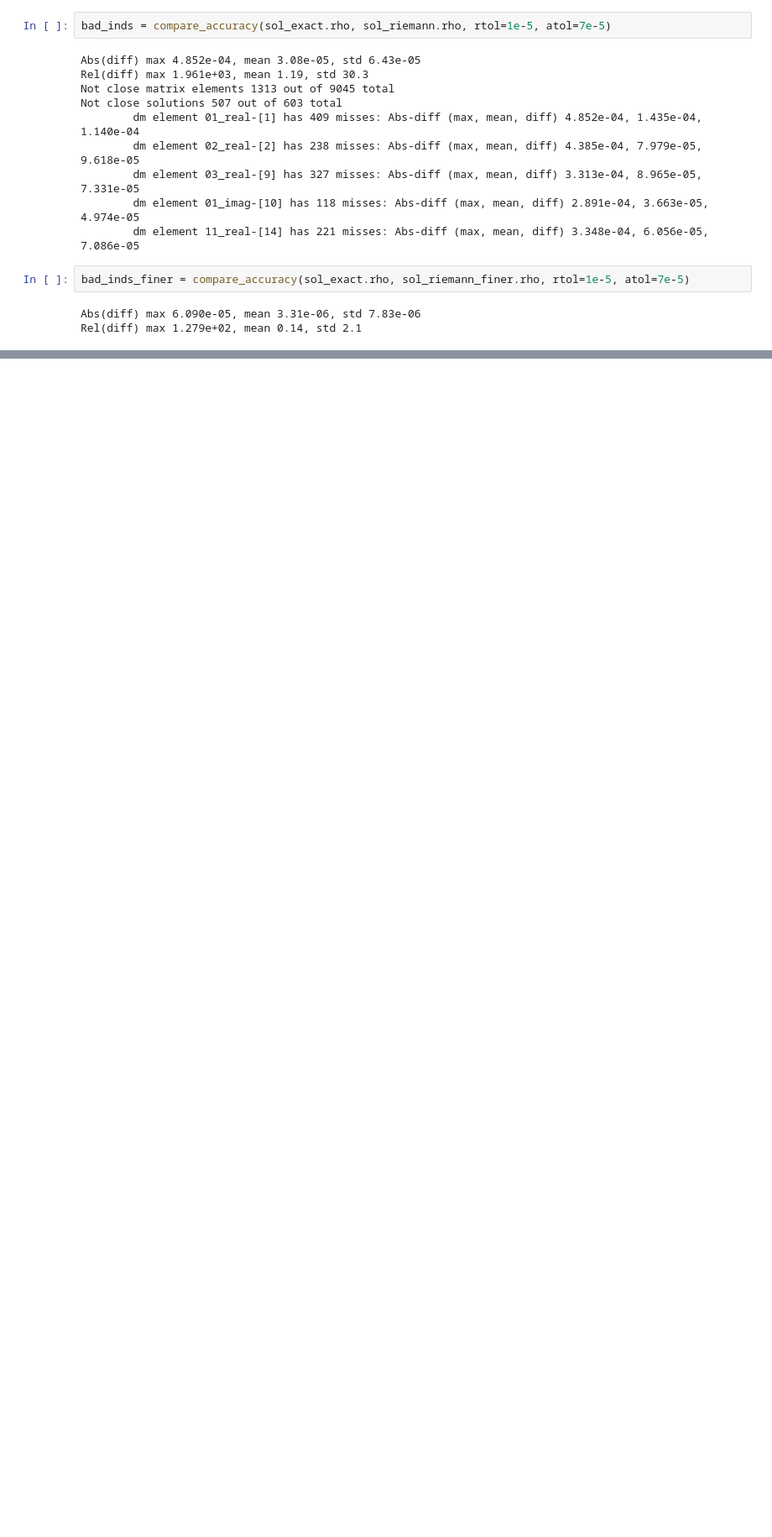
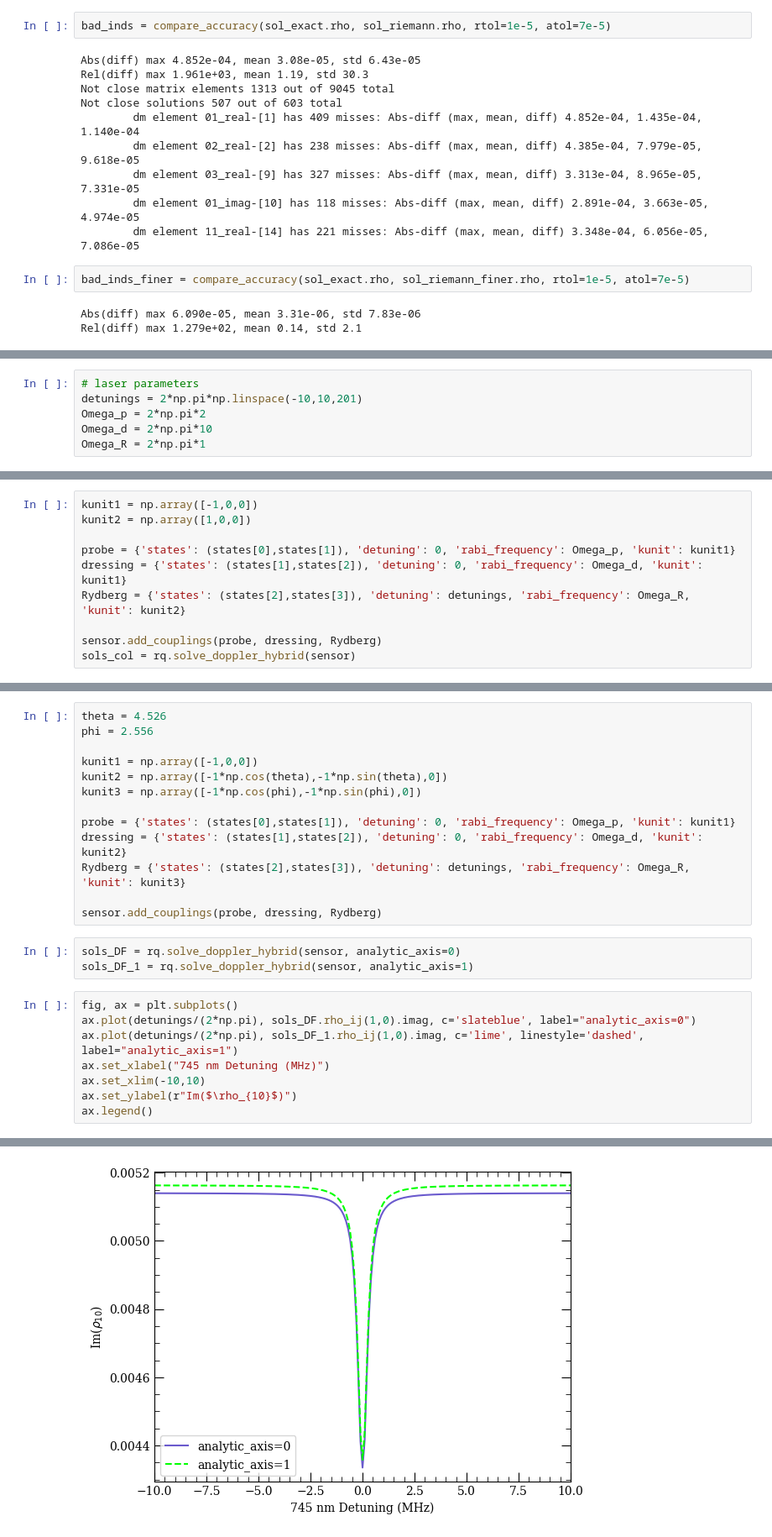
Before and after one commit to QTC-UMD/rydiqule, a Jupyter notebook: docs/source/examples/Analytical Doppler Demo.ipynb, the cells around one changed output, grey strips where cells are left out. Shown at 84% size. Saved outputs shown, nothing was run; the diff lists cells and outputs as text; blank space fills up the shorter version.

Commit message:
Combine analytic demo notebooks into one.
A few tweaks are placed as well to improve documentation and run-time.

```diff
--- a/docs/source/examples/Analytical Doppler Demo.ipynb
+++ b/docs/source/examples/Analytical Doppler Demo.ipynb
@@ -163,0 +184,6 @@ plt.show()
+# %%
+# laser parameters
+detunings = 2*np.pi*np.linspace(-10,10,201)
+Omega_p = 2*np.pi*2
+Omega_d = 2*np.pi*10
+Omega_R = 2*np.pi*1
@@ -163,0 +192,10 @@ plt.show()
+# %%
+kunit1 = np.array([-1,0,0])
+kunit2 = np.array([1,0,0])
+
+probe = {'states': (states[0],states[1]), 'detuning': 0, 'rabi_frequency': Omega_p, 'kunit': kunit1}
+dressing = {'states': (states[1],states[2]), 'detuning': 0, 'rabi_frequency': Omega_d, 'kunit': kunit1}
+Rydberg = {'states': (states[2],states[3]), 'detuning': detunings, 'rabi_frequency': Omega_R, 'kunit': kunit2}
+
+sensor.add_couplings(probe, dressing, Rydberg)
+sols_col = rq.solve_doppler_hybrid(sensor)
@@ -163,0 +206,25 @@ plt.show()
+# %%
+theta = 4.526
+phi = 2.556
+
+kunit1 = np.array([-1,0,0])
+kunit2 = np.array([-1*np.cos(theta),-1*np.sin(theta),0])
+kunit3 = np.array([-1*np.cos(phi),-1*np.sin(phi),0])
+
+probe = {'states': (states[0],states[1]), 'detuning': 0, 'rabi_frequency': Omega_p, 'kunit': kunit1}
+dressing = {'states': (states[1],states[2]), 'detuning': 0, 'rabi_frequency': Omega_d, 'kunit': kunit2}
+Rydberg = {'states': (states[2],states[3]), 'detuning': detunings, 'rabi_frequency': Omega_R, 'kunit': kunit3}
+
+sensor.add_couplings(probe, dressing, Rydberg)
+# %%
+sols_DF = rq.solve_doppler_hybrid(sensor, analytic_axis=0)
+sols_DF_1 = rq.solve_doppler_hybrid(sensor, analytic_axis=1)
+# %%
+fig, ax = plt.subplots()
+ax.plot(detunings/(2*np.pi), sols_DF.rho_ij(1,0).imag, c='slateblue', label="analytic_axis=0")
+ax.plot(detunings/(2*np.pi), sols_DF_1.rho_ij(1,0).imag, c='lime', linestyle='dashed', label="analytic_axis=1")
+ax.set_xlabel("745 nm Detuning (MHz)")
+ax.set_xlim(-10,10)
+ax.set_ylabel(r"Im($\rho_{10}$)")
+ax.legend()
+# %% [output]
@@ -163,0 +232 @@ plt.show()
+[figure, added]
```
Also changed, not shown: parts of 37 cells of this notebook, 2 other files.
